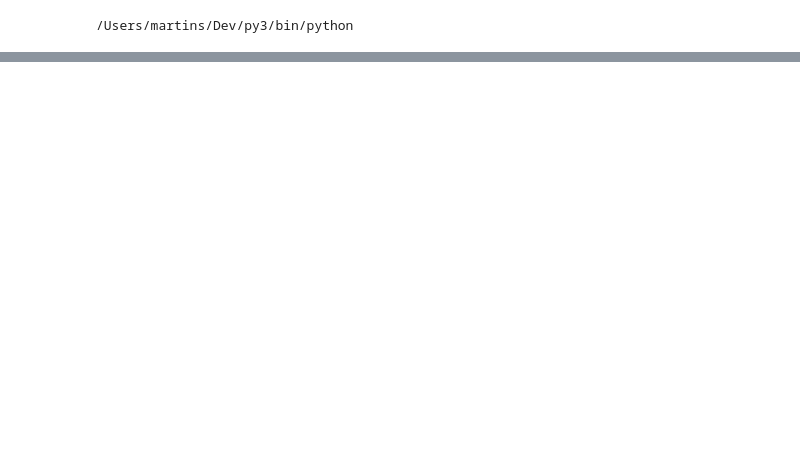
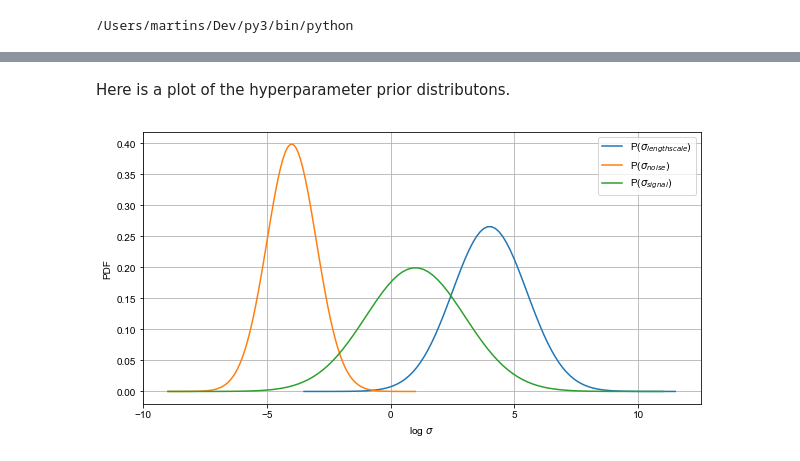
Before and after one commit to mstrazar/mstrazar.github.io, a Jupyter notebook: notebooks/bayopt-vae/bayopt-vae.ipynb, the cells around one changed output, grey strips where cells are left out. Saved outputs shown, nothing was run; the diff lists cells and outputs as text; code cells hidden in the pictures; blank space fills up the shorter version.

```diff
--- a/notebooks/bayopt-vae/bayopt-vae.ipynb
+++ b/notebooks/bayopt-vae/bayopt-vae.ipynb
@@ -89,0 +159,33 @@ def exponential_kernel(X, Y, bandwidth=1.0):
+# %%
+# Prior hyperparameters
+mu_noise = -4
+sd_noise = 1
+mu_signal = 1
+sd_signal = 2
+
+
+mu_lengthscale = 4
+sd_lengthscale = 1.5
+# %% [markdown]
+Here is a plot of the hyperparameter prior distributons.
+# %%
+t_lengthscale = np.linspace(mu_lengthscale-5*sd_lengthscale, mu_lengthscale+5*sd_lengthscale, 100)
+pdf_lengthscale = mvn.pdf(t_lengthscale, mean=mu_lengthscale, cov=sd_lengthscale**2)
+
+t_noise = np.linspace(mu_noise-5*sd_noise, mu_noise+5*sd_noise, 100)
+pdf_noise = mvn.pdf(t_noise, mean=mu_noise, cov=sd_noise**2)
+
+t_signal = np.linspace(mu_signal-5*sd_signal, mu_signal+5*sd_signal, 100)
+pdf_signal = mvn.pdf(t_signal, mean=mu_signal, cov=sd_signal**2)
+
+plt.figure(figsize=(10, 5))
+plt.plot(t_lengthscale, pdf_lengthscale, label="P($\\sigma_{lengthscale}$)")
+plt.plot(t_noise, pdf_noise, label="P($\\sigma_{noise}$)")
+plt.plot(t_signal, pdf_signal, label="P($\\sigma_{signal}$)")
+plt.legend()
+plt.xlabel("log $\\sigma$")
+plt.ylabel("PDF")
+plt.grid()
+plt.show()
+# %% [output]
+[figure, added]
```
Also changed, not shown: parts of 22 cells of this notebook.
